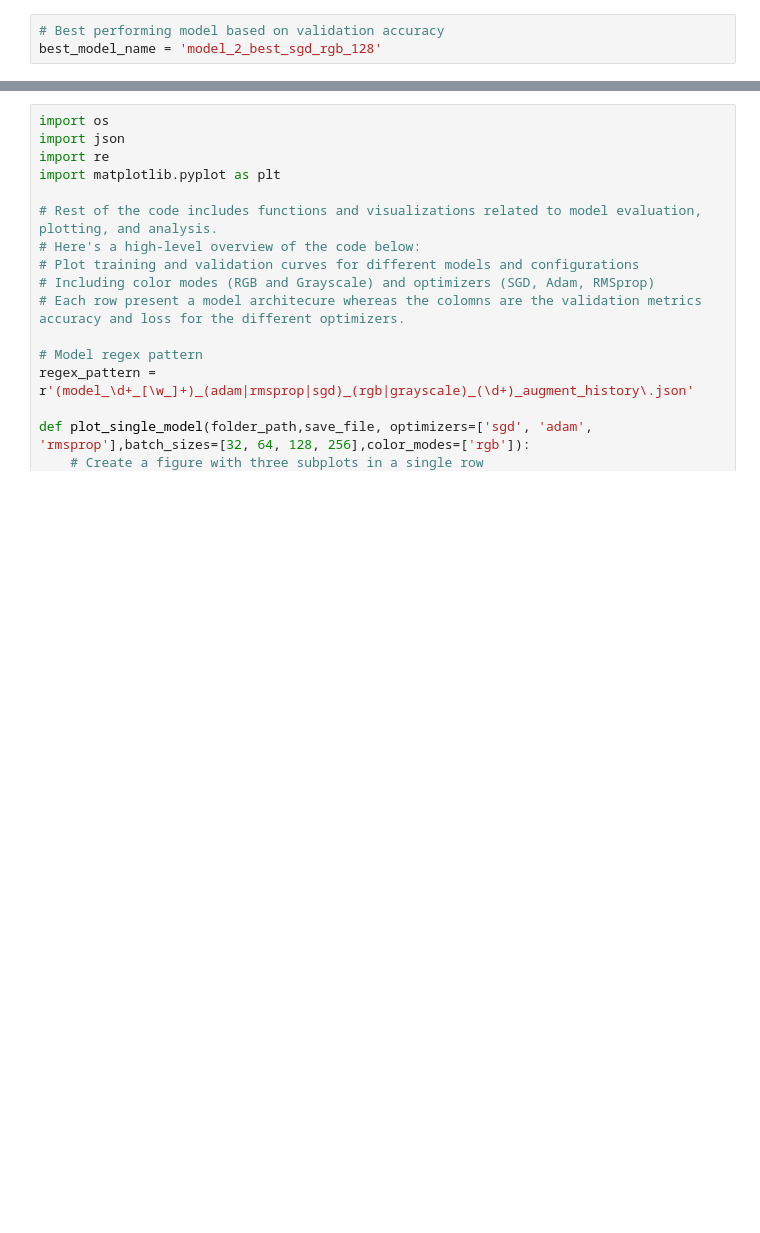
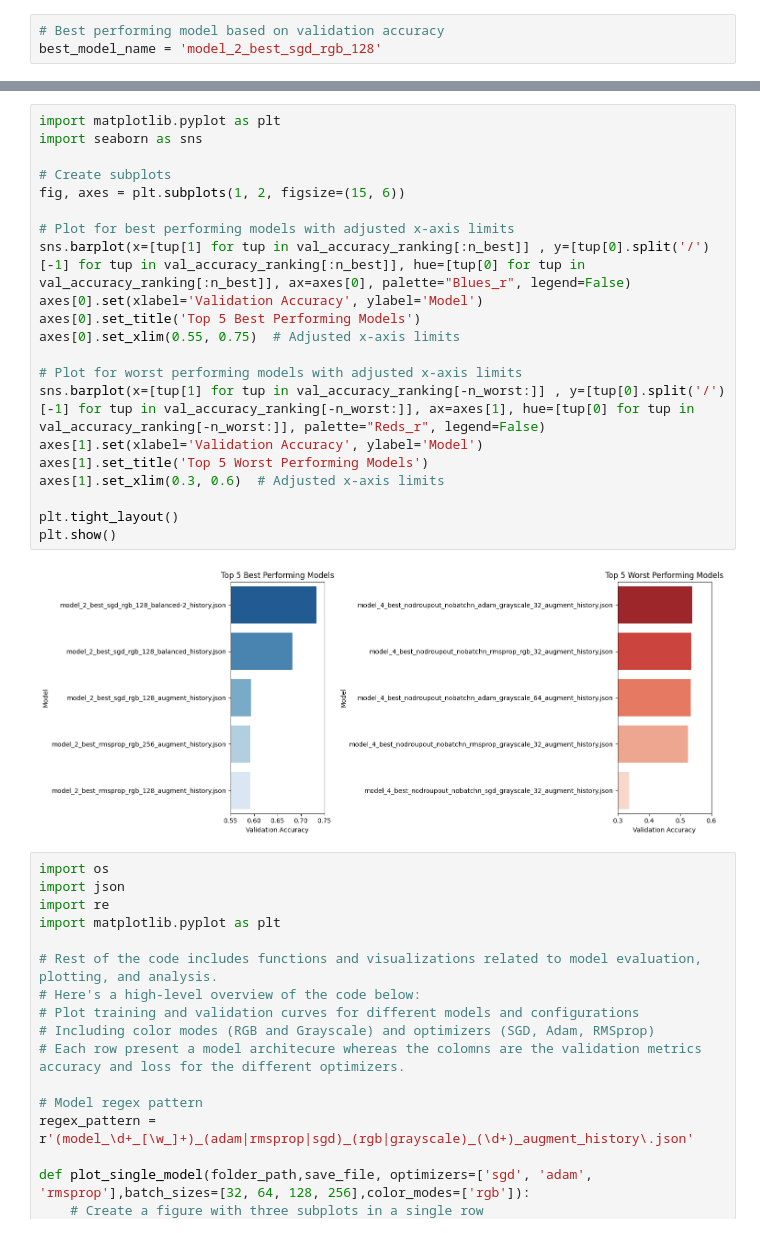
Before and after one commit to DeusNexus/iu-emotion-classification-tensorflow, a Jupyter notebook: notebooks/3_training_evaluation.ipynb, the cells around one changed output, grey strips where cells are left out. Saved outputs shown, nothing was run; the diff lists cells and outputs as text; blank space fills up the shorter version.

```diff
--- a/notebooks/3_training_evaluation.ipynb
+++ b/notebooks/3_training_evaluation.ipynb
@@ -138,6 +133,29 @@ Ranking of files based on val_accuracy (showing n_worst 5 out of 96):
 3. File: ../models/training/history/model_4_best_nodroupout_nobatchn_adam_grayscale_64_augment_history.json, val_accuracy: 0.5343058109283447
 4. File: ../models/training/history/model_4_best_nodroupout_nobatchn_rmsprop_grayscale_32_augment_history.json, val_accuracy: 0.5249077677726746
 5. File: ../models/training/history/model_4_best_nodroupout_nobatchn_sgd_grayscale_32_augment_history.json, val_accuracy: 0.33660054206848145
+# %%
+import matplotlib.pyplot as plt
+import seaborn as sns
+
+# Create subplots
+fig, axes = plt.subplots(1, 2, figsize=(15, 6))
+
+# Plot for best performing models with adjusted x-axis limits
+sns.barplot(x=[tup[1] for tup in val_accuracy_ranking[:n_best]] , y=[tup[0].split('/')[-1] for tup in val_accuracy_ranking[:n_best]], hue=[tup[0] for tup in val_accuracy_ranking[:n_best]], ax=axes[0], palette="Blues_r", legend=False)
+axes[0].set(xlabel='Validation Accuracy', ylabel='Model')
+axes[0].set_title('Top 5 Best Performing Models')
+axes[0].set_xlim(0.55, 0.75)  # Adjusted x-axis limits
+
+# Plot for worst performing models with adjusted x-axis limits
+sns.barplot(x=[tup[1] for tup in val_accuracy_ranking[-n_worst:]] , y=[tup[0].split('/')[-1] for tup in val_accuracy_ranking[-n_worst:]], ax=axes[1], hue=[tup[0] for tup in val_accuracy_ranking[-n_worst:]], palette="Reds_r", legend=False)
+axes[1].set(xlabel='Validation Accuracy', ylabel='Model')
+axes[1].set_title('Top 5 Worst Performing Models')
+axes[1].set_xlim(0.3, 0.6)  # Adjusted x-axis limits
+
+plt.tight_layout()
+plt.show()
+# %% [output]
+[figure, added]
 # %%
 import os
 import json
```
Also changed, not shown: parts of 16 cells of this notebook, 7 other files.
